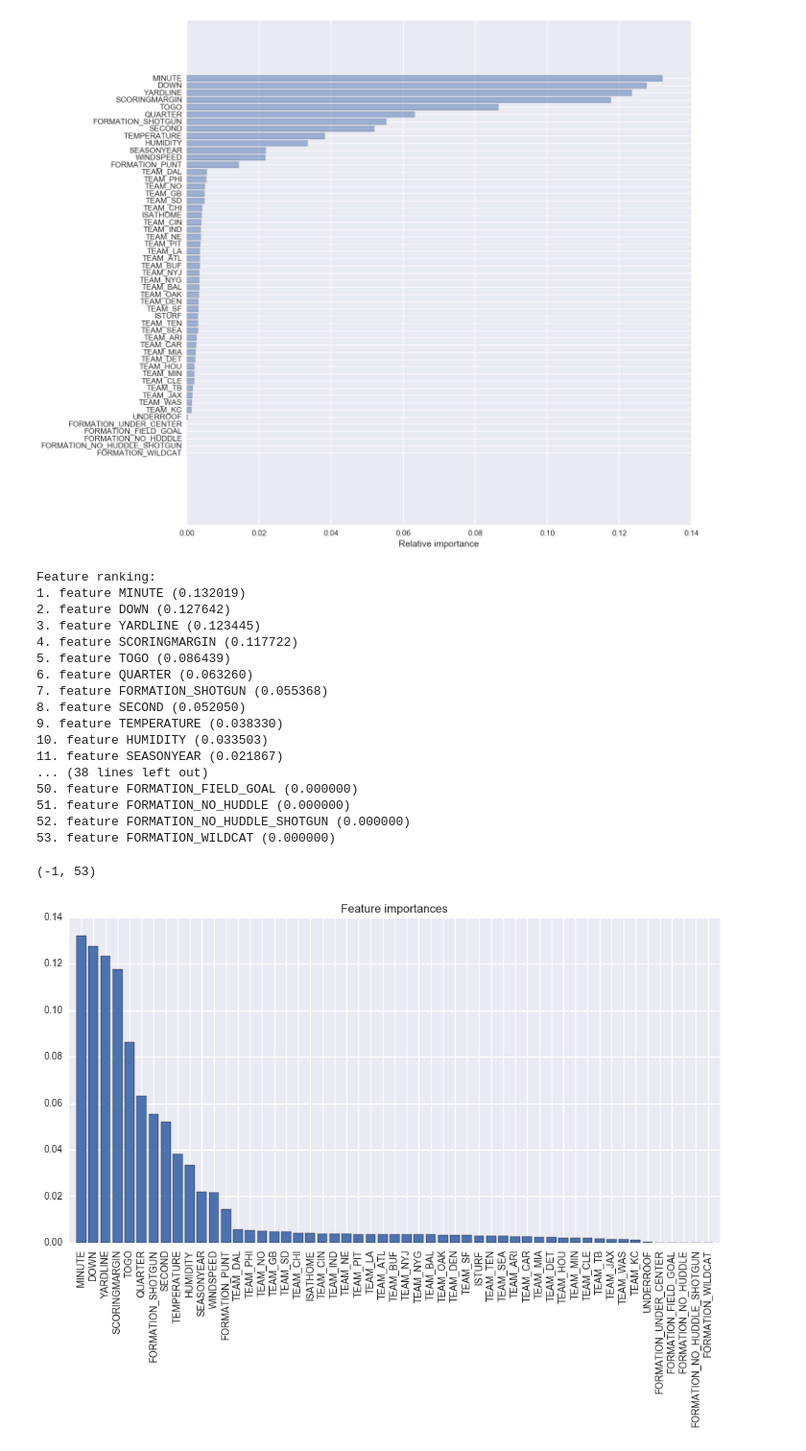
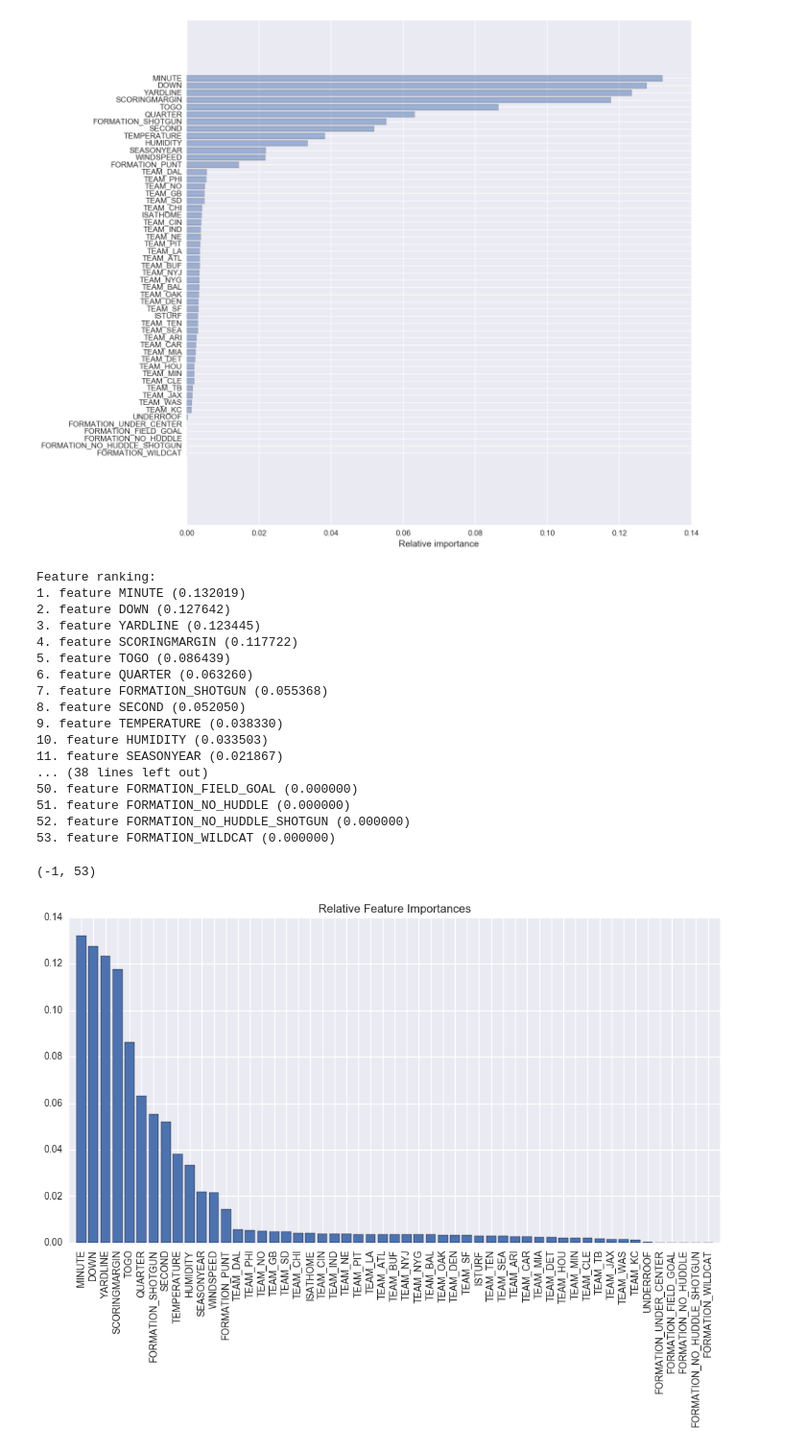
Before and after one commit to zreyn/nfl, a Jupyter notebook: notebooks/nfl-modeling.ipynb, the cells around one changed output. Shown at 96% size. Drawn from its saved outputs; the diff is of its cells as text; code cells hidden in the pictures.

Commit message:
added an adjusted feature importance graph

```diff
--- a/notebooks/nfl-modeling.ipynb
+++ b/notebooks/nfl-modeling.ipynb
@@ -1037,32 +1037,32 @@ print("Feature ranking:")
 
 feature_names = []
 for f in range(X.shape[1]):
     print("%d. feature %s (%f)" % (f + 1, col_names[indices[f]], importances[indices[f]]))
     feature_names.append(col_names[indices[f]])
 
 # Plot the feature importances of the forest
 plt.figure(figsize=(12,6))
-plt.title("RelatFeature importances")
+plt.title("Relative Feature Importances")
 plt.bar(range(X.shape[1]), importances[indices], align="center")
 plt.xticks(range(X.shape[1]), feature_names, rotation='vertical')
 plt.xlim([-1, X.shape[1]])
 # %% [output]
 Feature ranking:
 1. feature MINUTE (0.132019)
 2. feature DOWN (0.127642)
 3. feature YARDLINE (0.123445)
 4. feature SCORINGMARGIN (0.117722)
 5. feature TOGO (0.086439)
 6. feature QUARTER (0.063260)
 7. feature FORMATION_SHOTGUN (0.055368)
 8. feature SECOND (0.052050)
 9. feature TEMPERATURE (0.038330)
 10. feature HUMIDITY (0.033503)
 11. feature SEASONYEAR (0.021867)
 ... (38 lines left out)
 50. feature FORMATION_FIELD_GOAL (0.000000)
 51. feature FORMATION_NO_HUDDLE (0.000000)
 52. feature FORMATION_NO_HUDDLE_SHOTGUN (0.000000)
 53. feature FORMATION_WILDCAT (0.000000)
 (-1, 53)
-[figure, old version]
+[figure, new version]
```
Also changed, not shown: parts of 6 cells of this notebook, 1 other file.
